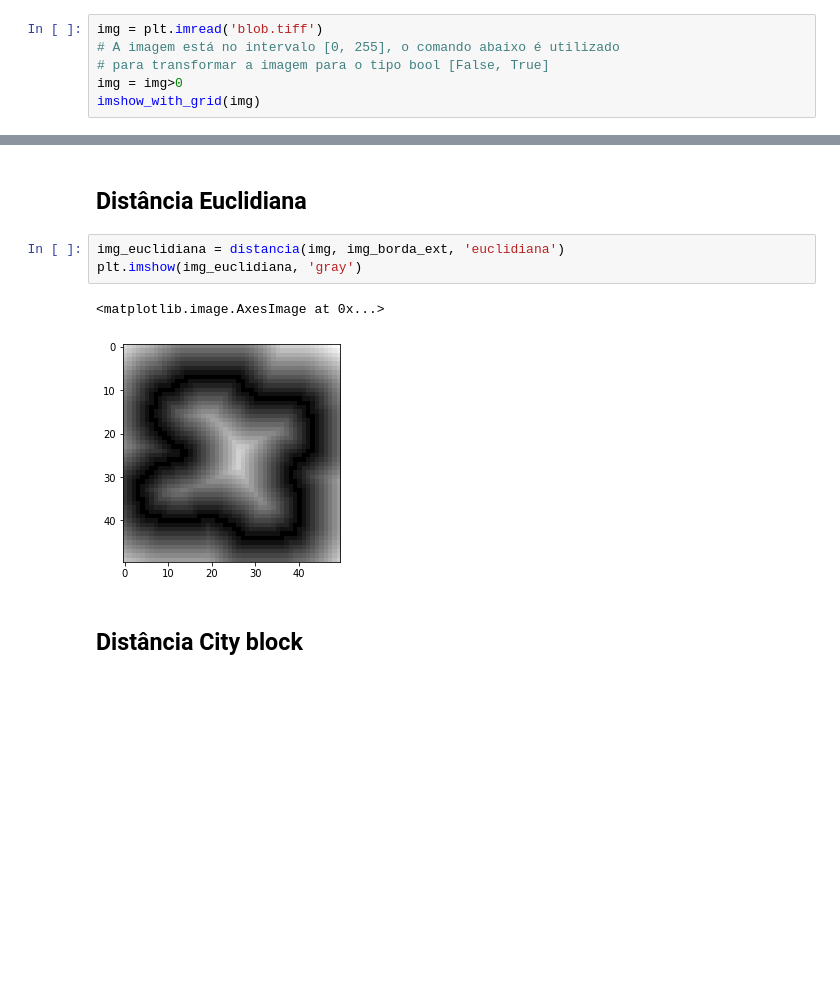
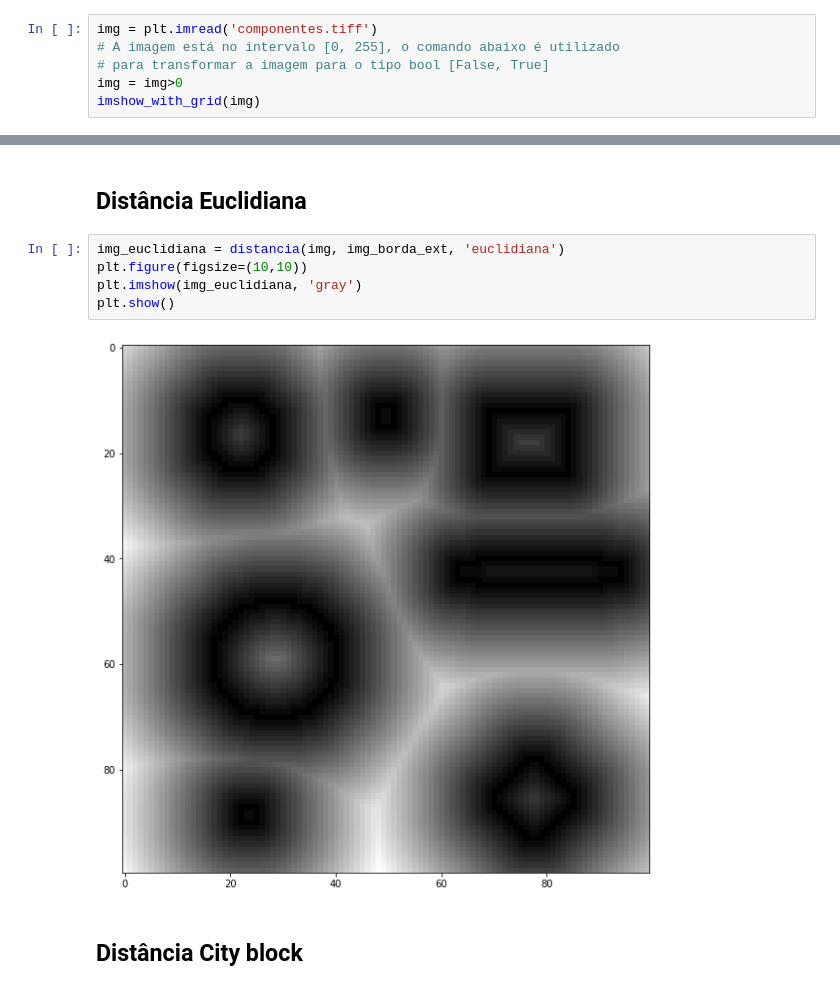
Before and after one commit to IvanCalvo/pdi, a Jupyter notebook: trabalho3/transformada_distancia_teste.ipynb, the cells around one changed output, grey strips where cells are left out. Saved outputs shown, nothing was run; the diff lists cells and outputs as text; blank space fills up the shorter version.

```diff
--- a/trabalho3/transformada_distancia_teste.ipynb
+++ b/trabalho3/transformada_distancia_teste.ipynb
@@ -11,5 +13,5 @@ def imshow_with_grid(img):
 # %%
-img = plt.imread('blob.tiff')
+img = plt.imread('componentes.tiff')
 # A imagem está no intervalo [0, 255], o comando abaixo é utilizado
 # para transformar a imagem para o tipo bool [False, True]
 img = img>0
@@ -102,10 +111,11 @@ def distancia(img, img_borda_ext, dist_type):
 ## Distância Euclidiana
 # %%
 img_euclidiana = distancia(img, img_borda_ext, 'euclidiana')
+plt.figure(figsize=(10,10))
 plt.imshow(img_euclidiana, 'gray')
+plt.show()
 # %% [output]
-<matplotlib.image.AxesImage at 0x...>
-[figure, old version]
+[figure, new version]
 # %% [markdown]
 ## Distância City block
 # %%
```
Also changed, not shown: parts of 6 cells of this notebook, 4 other files.
